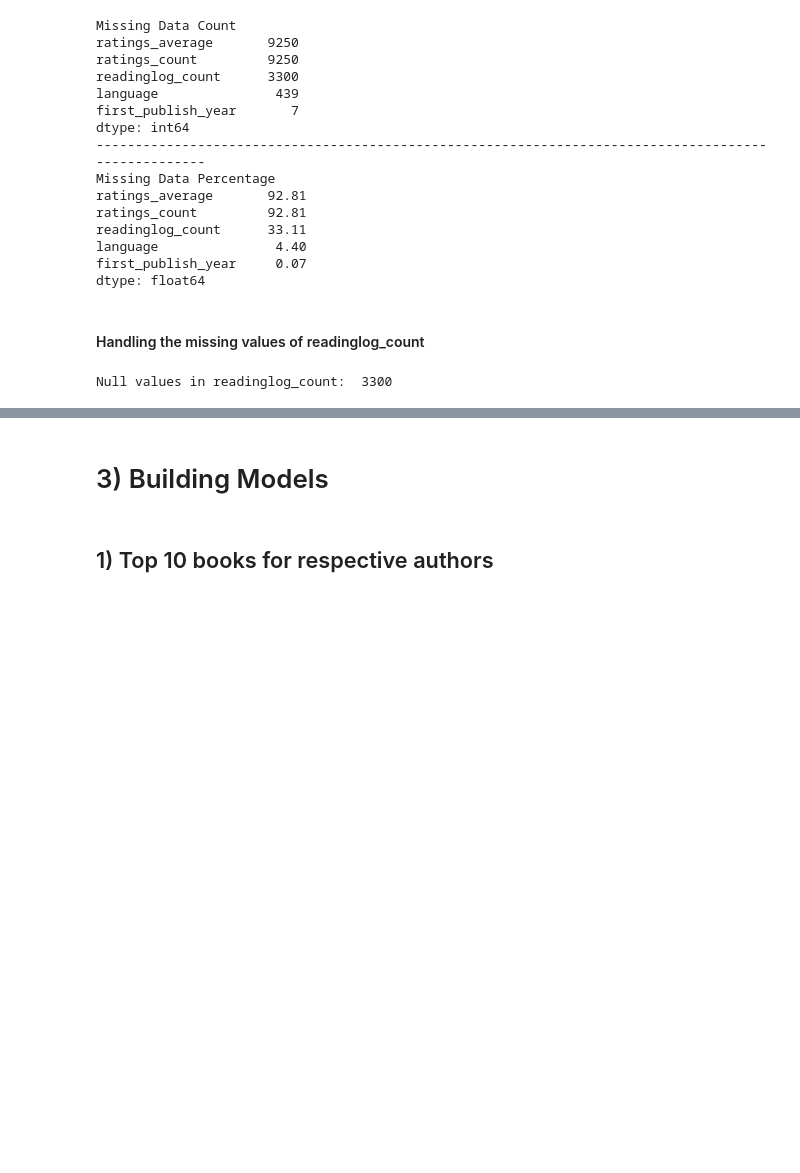
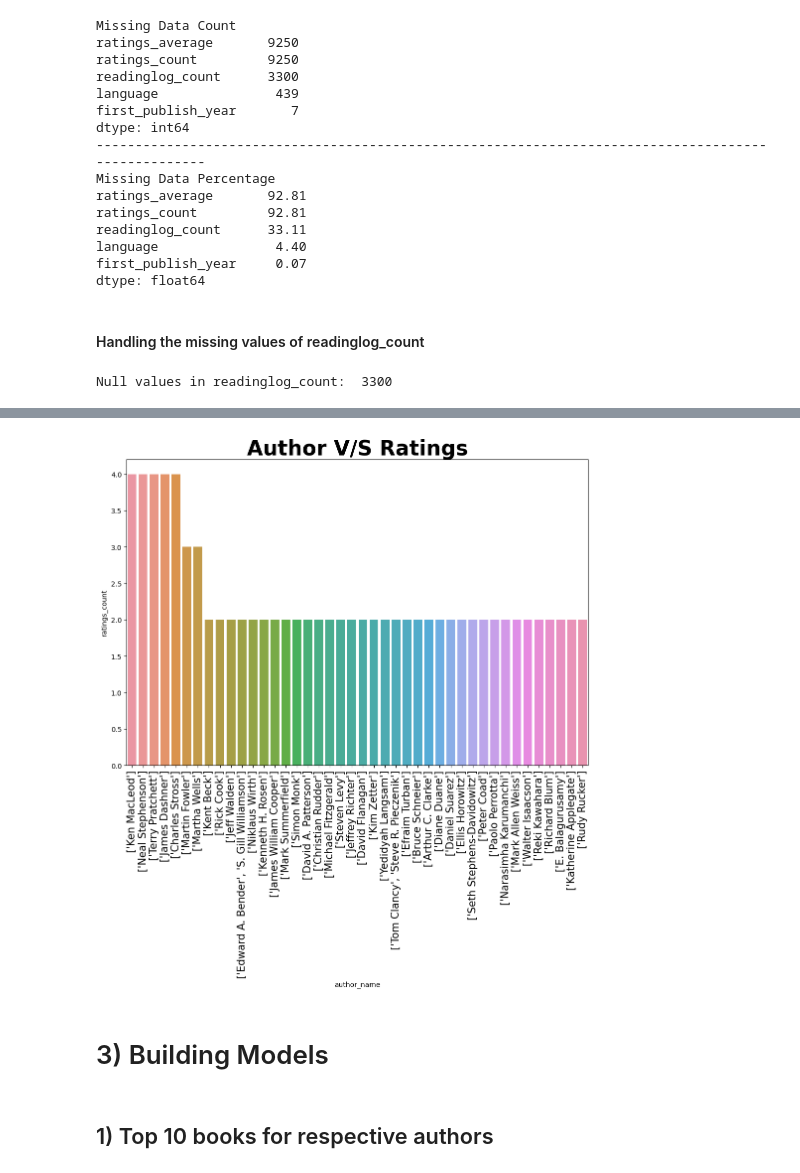
Before and after one commit to vanshika41/BOOK_RECOMMENDATION, a Jupyter notebook: Book_recommendation sys.ipynb, the cells around one changed output, grey strips where cells are left out. Drawn from its saved outputs; the diff is of its cells as text; code cells hidden in the pictures; blank space fills up the shorter version.

```diff
--- a/Book_recommendation sys.ipynb
+++ b/Book_recommendation sys.ipynb
@@ -144,0 +219,2 @@ data['readinglog_count'] = data['readinglog_count'].astype(int)
+# %%
+auth_rating = data.groupby(['author_name'])['ratings_count'].count().sort_values(ascending=False).reset_index()
@@ -145,3 +243,12 @@ data['readinglog_count'] = data['readinglog_count'].astype(int)
+# %%
+plt.figure(figsize=(12,8))
+filtered_data = auth_rating[auth_rating['ratings_count'] > 1]
+ax = sns.barplot(x='author_name' , y = 'ratings_count', data = filtered_data)
+ax.set_title('Author V/S Ratings', fontsize = 30 , fontweight = 'bold')
+plt.xticks(fontsize = 15, rotation = 90)
+plt.show()
+# %% [output]
+[figure, added]
 # %% [markdown]
 # 3) Building Models
 # %% [markdown]
```
Also changed, not shown: parts of 16 cells of this notebook.
